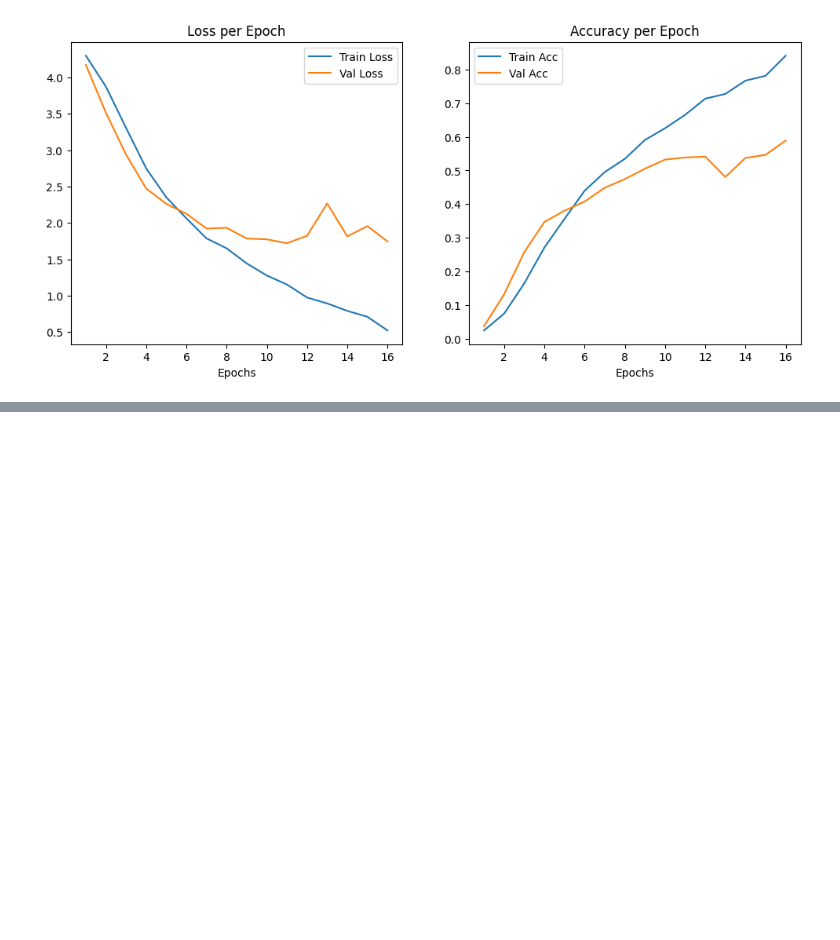
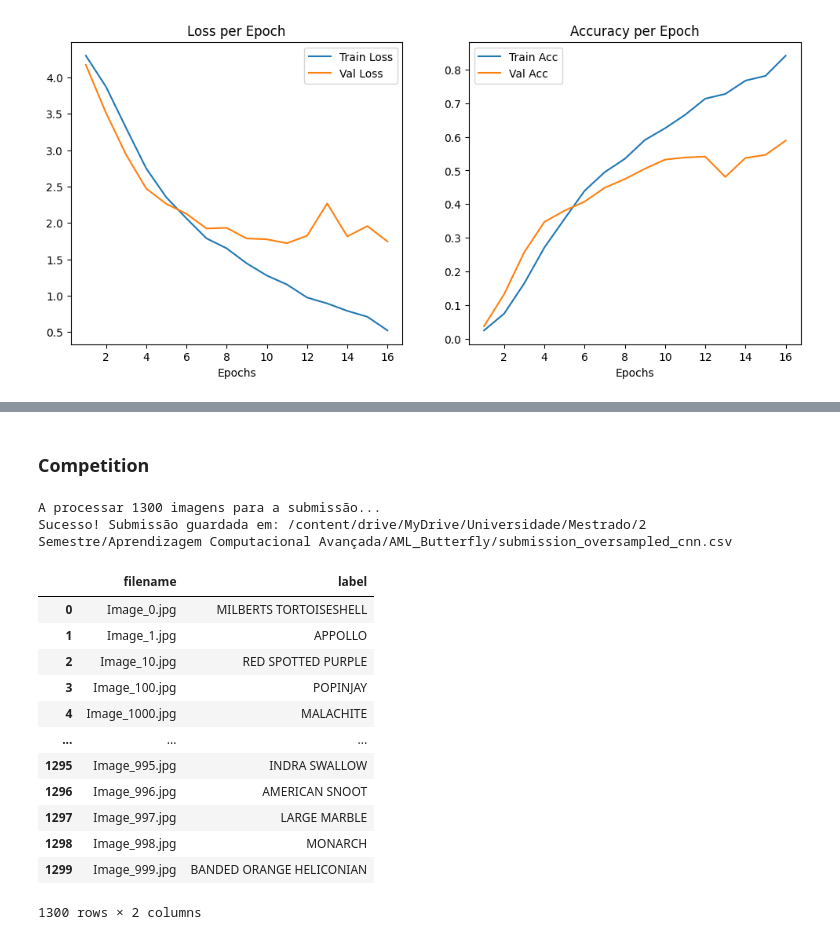
Before and after one commit to Tuco711/AML_Butterfly, a Jupyter notebook: TP1-students.ipynb, the cells around one changed output, grey strips where cells are left out. Cells and saved outputs as stored; diff of their text form; code cells hidden in the pictures; blank space fills up the shorter version.

Commit message:
ready for competition

```diff
--- a/TP1-students.ipynb
+++ b/TP1-students.ipynb
@@ -1258,0 +1419,31 @@ plot_results(history_final)
+# %% [markdown]
+### Competition
+# %%
+models_dir = os.path.join(os.path.dirname(path), 'models')
+
+loaded_cnn_checkpoint = torch.load(os.path.join(models_dir, 'best_over_cnn_model.pth'), map_location=device)
+loaded_cnn_model = ButterflyCNN(**loaded_cnn_checkpoint['best_config']['architecture']).to(device)
+loaded_cnn_model.load_state_dict(loaded_cnn_checkpoint['model_weights'])
+
+generate_kaggle_submission(model=loaded_cnn_model,
+                           test_dir=test_img_dir,
+                           transform=data_transform,
+                           class_names=test_dataset.classes,
+                           device=device,
+                           save_name='submission_oversampled_cnn.csv')
+# %% [output]
+A processar 1300 imagens para a submissão...
+Sucesso! Submissão guardada em: /content/drive/MyDrive/Universidade/Mestrado/2 Semestre/Aprendizagem Computacional Avançada/AML_Butterfly/submission_oversampled_cnn.csv
+|  | filename | label |
+| 0 | Image_0.jpg | MILBERTS TORTOISESHELL |
+| 1 | Image_1.jpg | APPOLLO |
+| 2 | Image_10.jpg | RED SPOTTED PURPLE |
+| 3 | Image_100.jpg | POPINJAY |
+| 4 | Image_1000.jpg | MALACHITE |
+| ... | ... | ... |
+| 1295 | Image_995.jpg | INDRA SWALLOW |
+| 1296 | Image_996.jpg | AMERICAN SNOOT |
+| 1297 | Image_997.jpg | LARGE MARBLE |
+| 1298 | Image_998.jpg | MONARCH |
+| 1299 | Image_999.jpg | BANDED ORANGE HELICONIAN |
+1300 rows × 2 columns
```
Also changed, not shown: parts of 20 cells of this notebook, 4 other files.
